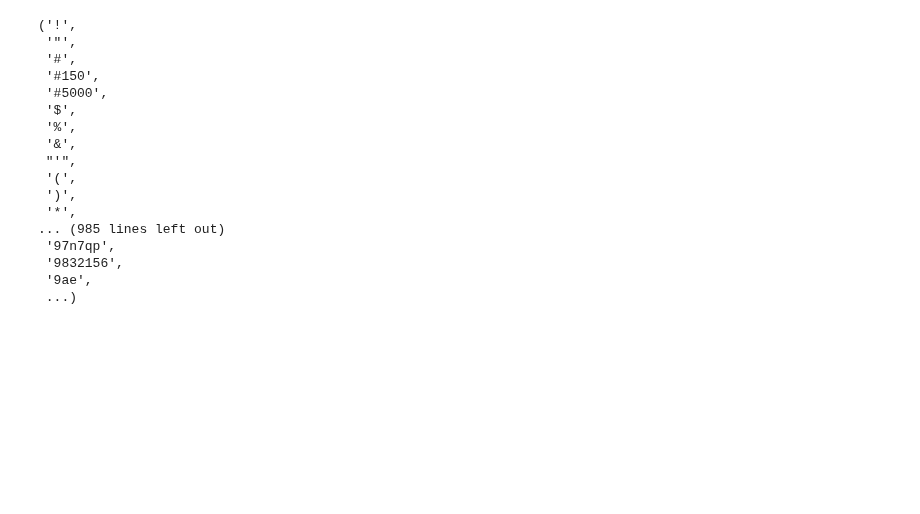
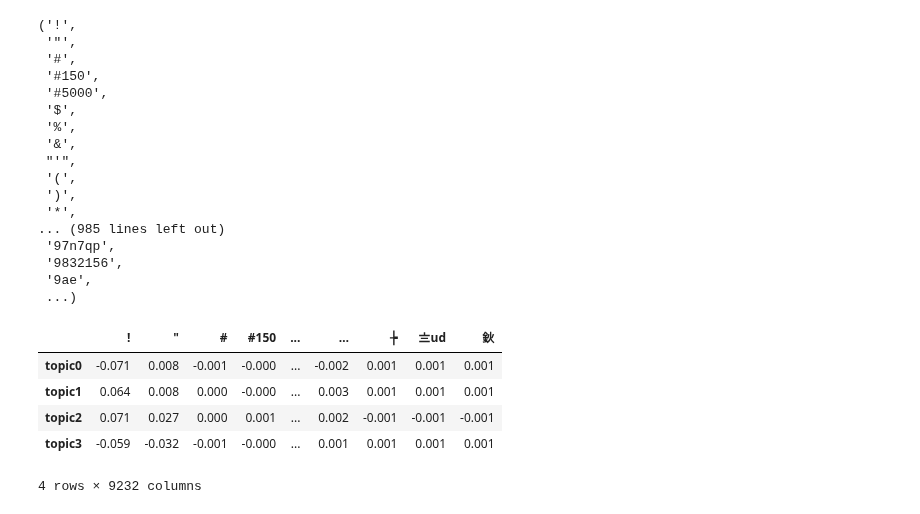
Before and after one commit to JeffRisberg/NLP04, a Jupyter notebook: principal_component_analysis.ipynb, the cells around one changed output. Drawn from its saved outputs; the diff is of its cells as text; code cells hidden in the pictures; blank space fills up the shorter version.

```diff
--- a/principal_component_analysis.ipynb
+++ b/principal_component_analysis.ipynb
@@ -106,3 +106,14 @@ terms
  '9832156',
  '9ae',
  ...)
+# %%
+weights = pd.DataFrame(pca.components_, columns=terms, index=['topic{}'.format(i) for i in range(16)])
+pd.options.display.max_columns = 8
+weights.head(4).round(3)
+# %% [output]
+|  | ! | " | # | #150 | ... | … | ┾ | 〨ud | 鈥 |
+| topic0 | -0.071 | 0.008 | -0.001 | -0.000 | ... | -0.002 | 0.001 | 0.001 | 0.001 |
+| topic1 | 0.064 | 0.008 | 0.000 | -0.000 | ... | 0.003 | 0.001 | 0.001 | 0.001 |
+| topic2 | 0.071 | 0.027 | 0.000 | 0.001 | ... | 0.002 | -0.001 | -0.001 | -0.001 |
+| topic3 | -0.059 | -0.032 | -0.001 | -0.000 | ... | 0.001 | 0.001 | 0.001 | 0.001 |
+4 rows × 9232 columns
```
Also changed, not shown: parts of 1 cell of this notebook.
